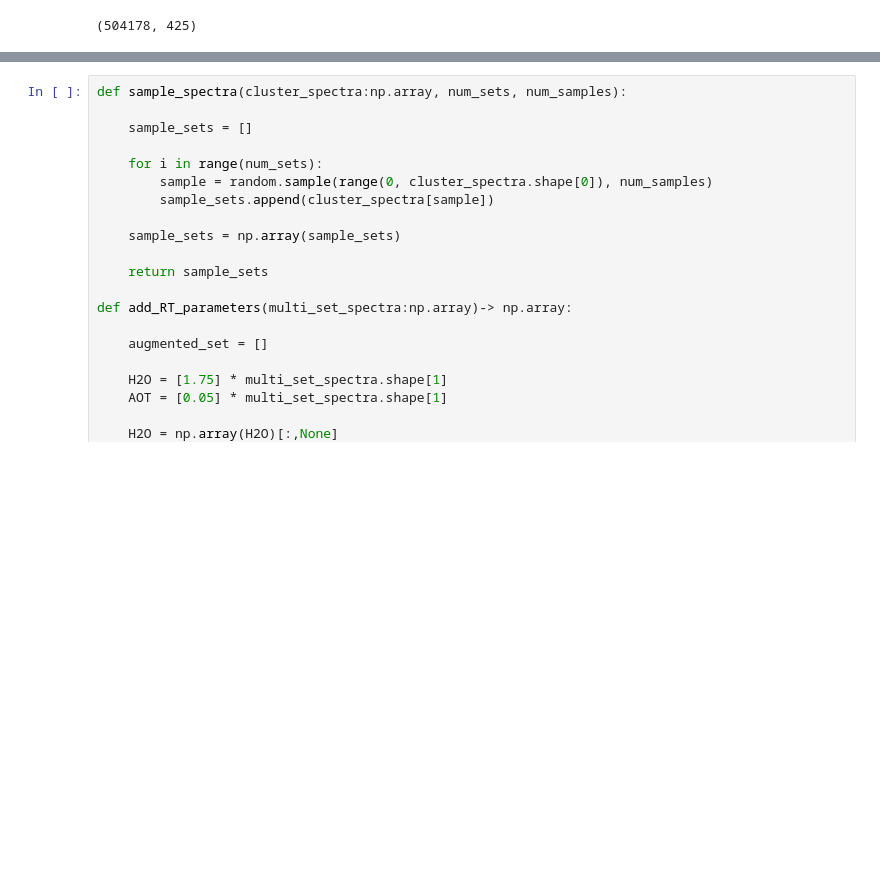
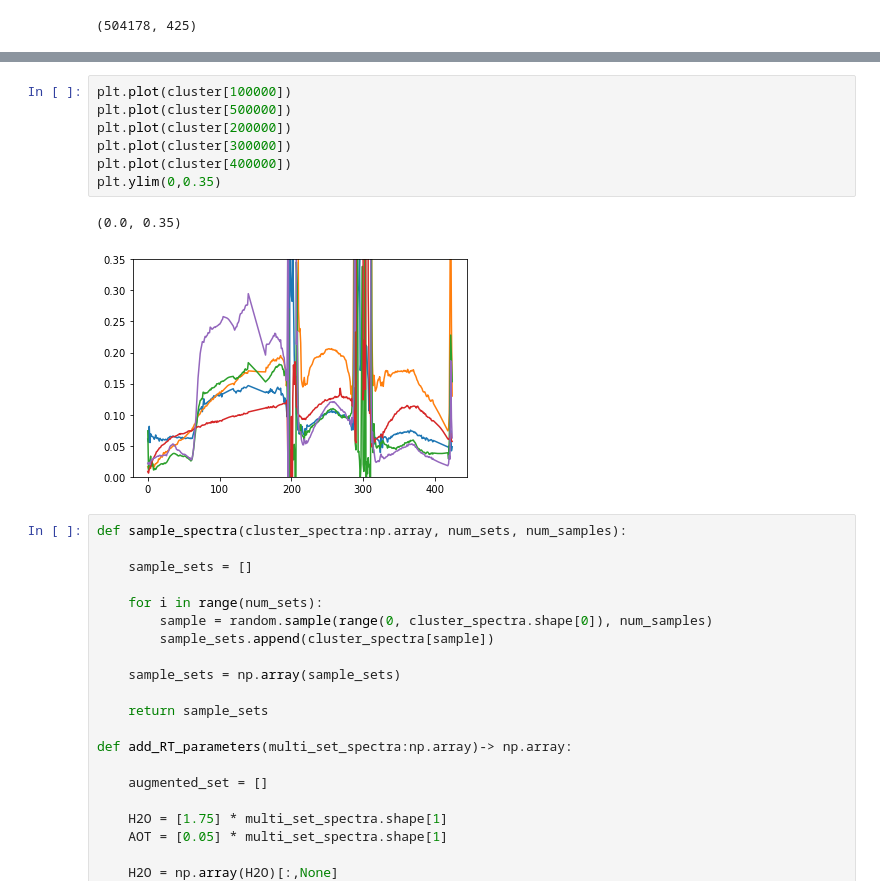
Before and after one commit to varunpatro1/OE-Reproducibility, a Jupyter notebook: ISOFIT/CL_5.ipynb, the cells around one changed output, grey strips where cells are left out. Cells and saved outputs as stored; diff of their text form; blank space fills up the shorter version.

```diff
--- a/ISOFIT/CL_5.ipynb
+++ b/ISOFIT/CL_5.ipynb
@@ -38,6 +35,16 @@ plt.ylim(0,0.65)
 # %% [output]
 (0.0, 0.65)
 [figure]
+# %%
+plt.plot(cluster[100000])
+plt.plot(cluster[500000])
+plt.plot(cluster[200000])
+plt.plot(cluster[300000])
+plt.plot(cluster[400000])
+plt.ylim(0,0.35)
+# %% [output]
+(0.0, 0.35)
+[figure, added]
 # %%
 def sample_spectra(cluster_spectra:np.array, num_sets, num_samples):
 
```
Also changed, not shown: parts of 15 cells of this notebook, 4 other files.
